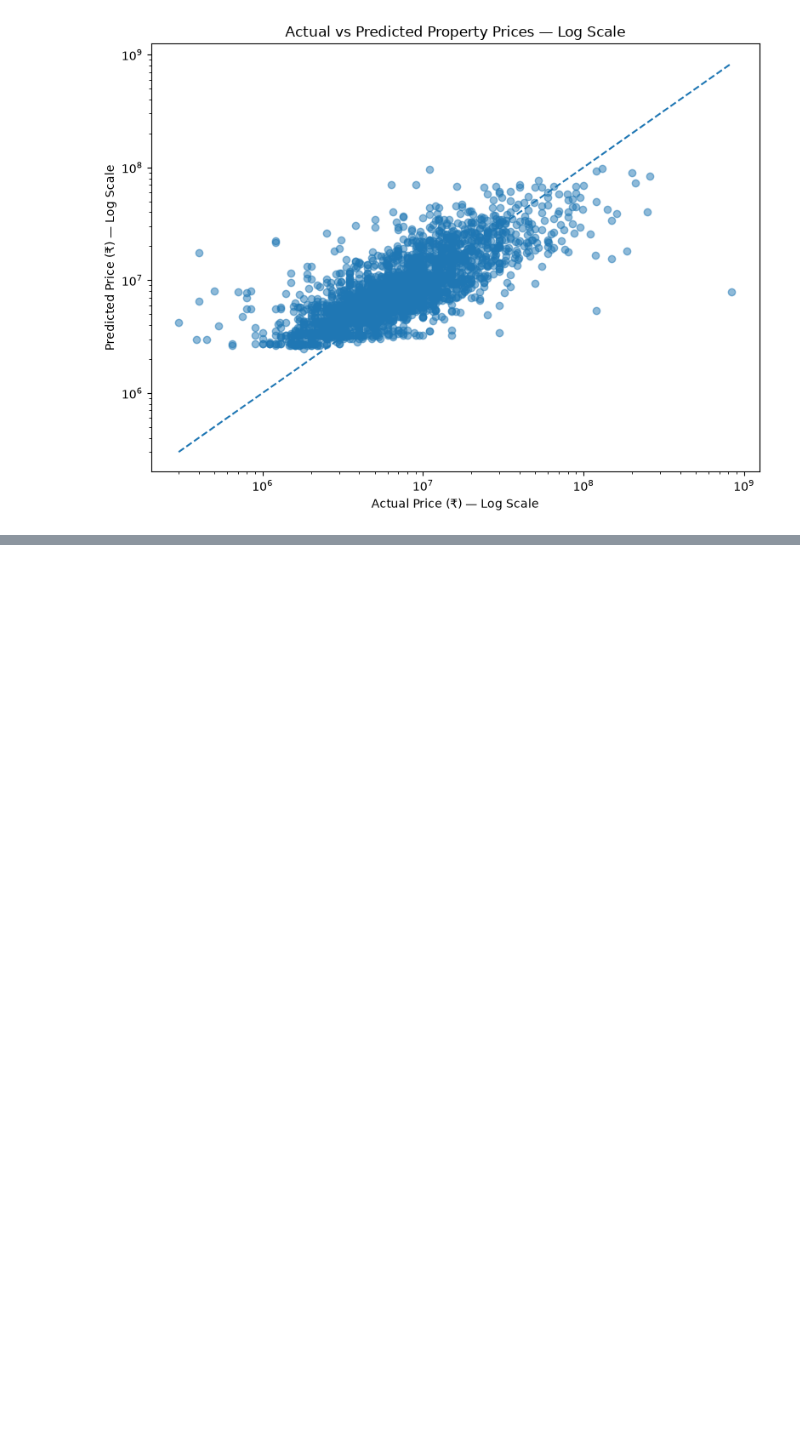
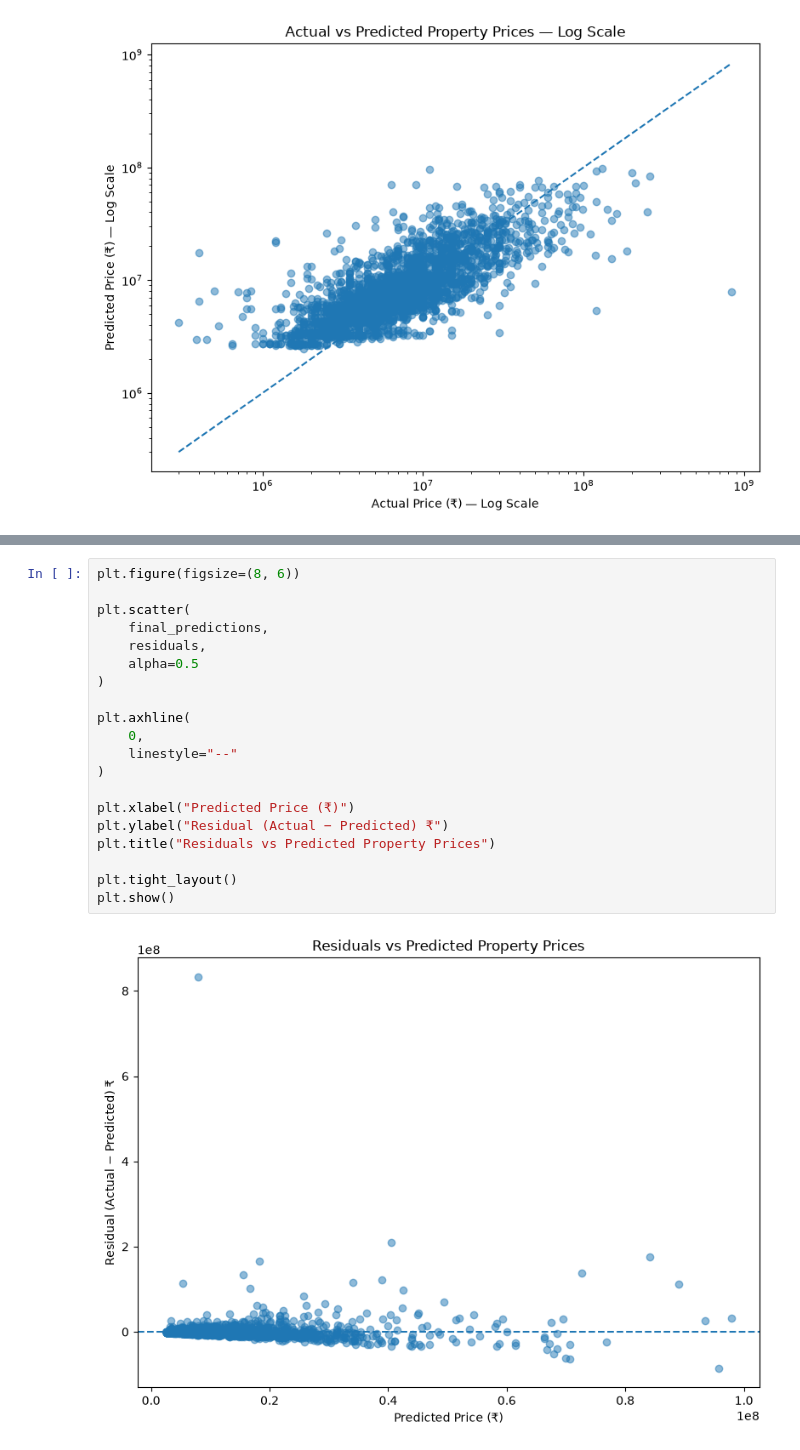
Before and after one commit to yashverma1706/Smart-India-Real-Estate-Analytics, a Jupyter notebook: notebooks/old_notebooks/06_model_evaluation.ipynb, the cells around one changed output, grey strips where cells are left out. Drawn from its saved outputs; the diff is of its cells as text; blank space fills up the shorter version.

```diff
--- a/notebooks/06_model_evaluation.ipynb
+++ b/notebooks/old_notebooks/06_model_evaluation.ipynb
@@ -228,0 +281,22 @@ plt.show()
+# %%
+plt.figure(figsize=(8, 6))
+
+plt.scatter(
+    final_predictions,
+    residuals,
+    alpha=0.5
+)
+
+plt.axhline(
+    0,
+    linestyle="--"
+)
+
+plt.xlabel("Predicted Price (₹)")
+plt.ylabel("Residual (Actual − Predicted) ₹")
+plt.title("Residuals vs Predicted Property Prices")
+
+plt.tight_layout()
+plt.show()
+# %% [output]
+[figure, added]
```
Also changed, not shown: parts of 10 cells of this notebook, 13 other files.
